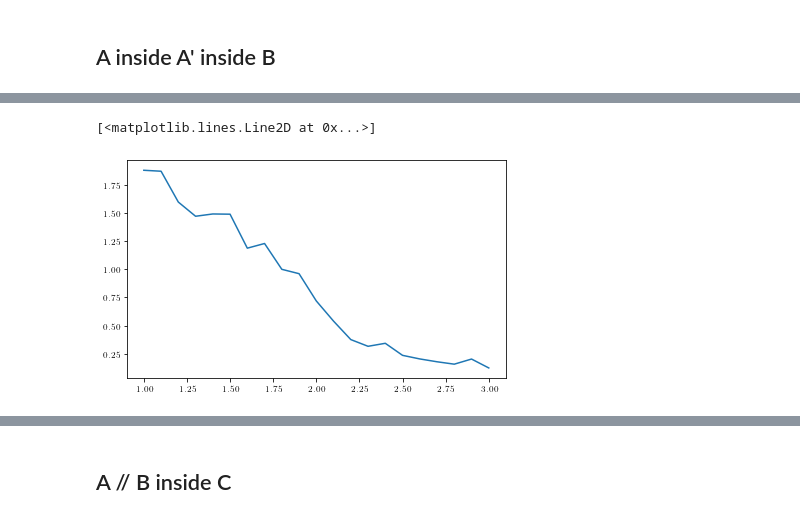
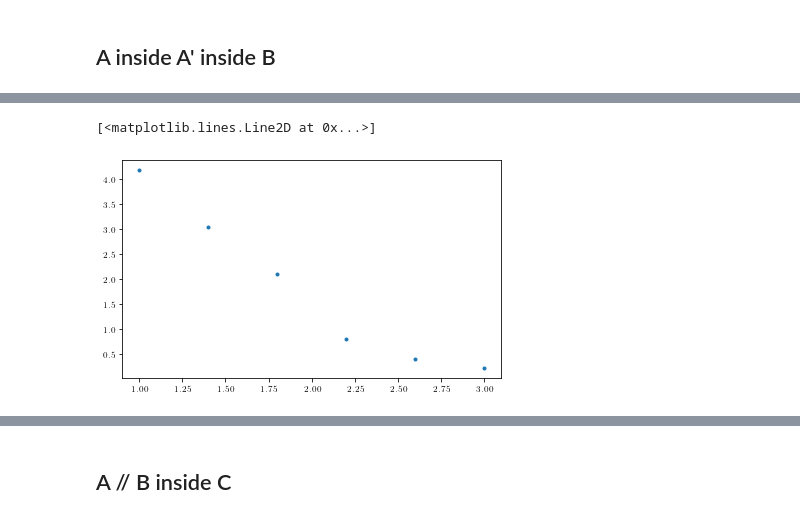
Before and after one commit to hainingpan/SPT, a Jupyter notebook: test_Chern_insulator.ipynb, the cells around one changed output, grey strips where cells are left out. Cells and saved outputs as stored; diff of their text form; code cells hidden in the pictures.

```diff
--- a/test_Chern_insulator.ipynb
+++ b/test_Chern_insulator.ipynb
@@ -2903,7 +2905,16 @@ run((20,20,1))
+# %%
+pool=rc[:].map_
 # %%
-LN_list=np.zeros((11,es))
-Lx=20
-Ly=20
+m_list=np.linspace(1,3,6)
+# m_list=[1,2,3]
+
+es=1
+LN_Born_list=np.zeros((len(m_list),es))
+MI_Born_list=np.zeros((len(m_list),es))
+
+LN_list=np.zeros((len(m_list),es))
+Lx=16
+Ly=16
 for m_i,m in enumerate(m_list):
     inputs=[(Lx,Ly,m) for _ in range(es)]
     pool=(rc[:].map_sync(run,inputs))
@@ -2917,0 +2950,16 @@ plt.plot(m_list,LN_list.mean(axis=1))
+# %%
+def run2_es(Lx,Ly,es):
+    m_list=np.linspace(1,3,6)
+
+    # es=1
+    LN_Born_list=np.zeros((len(m_list),es))
+    MI_Born_list=np.zeros((len(m_list),es))
+
+    LN_list=np.zeros((len(m_list),es))
+    for m_i,m in enumerate(m_list):
+        inputs=[(Lx,Ly,m) for _ in range(es)]
+        pool=(rc[:].map_sync(run,inputs))
+        for es_i,result in enumerate(pool):
+            LN=result
+            LN_list[m_i,es_i]=LN
+    return LN_list
@@ -2918,5 +2968,7 @@ plt.plot(m_list,LN_list.mean(axis=1))
+# %%
+LN_16_16_20_list=run2_es(16,16,20)
 # %%
-plt.plot(m_list,LN_list.mean(axis=1))
+plt.plot(m_list,LN_16_16_20_list.mean(axis=1),'.')
 # %% [output]
 [<matplotlib.lines.Line2D at 0x...>]
-[figure, old version]
+[figure, new version]
```
Also changed, not shown: parts of 37 cells of this notebook, 2 other files.
